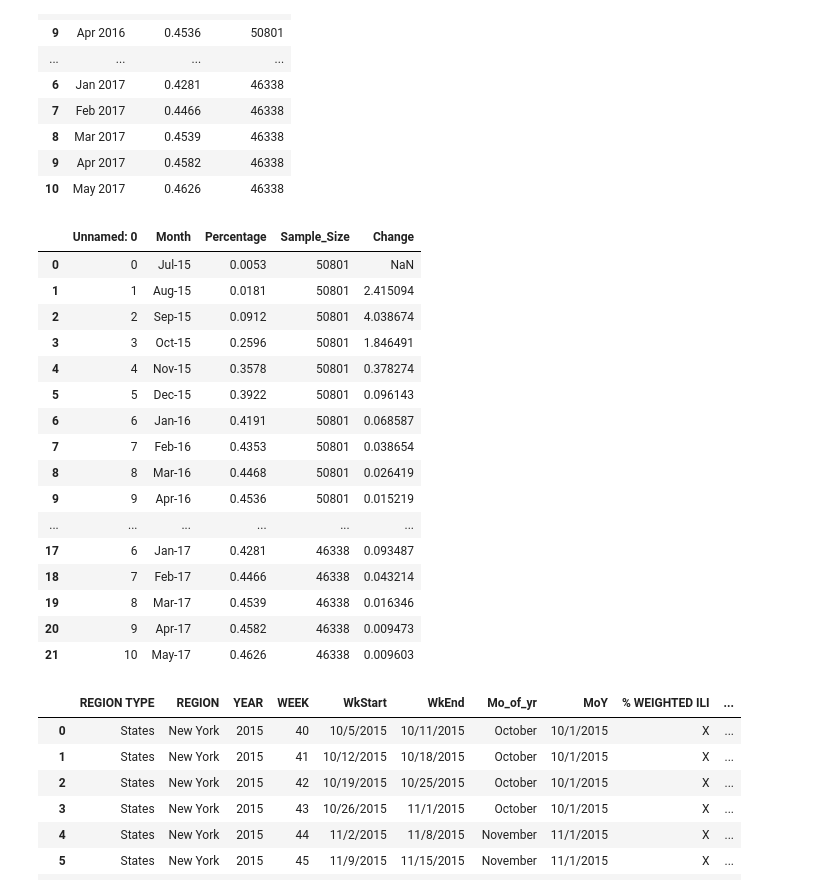
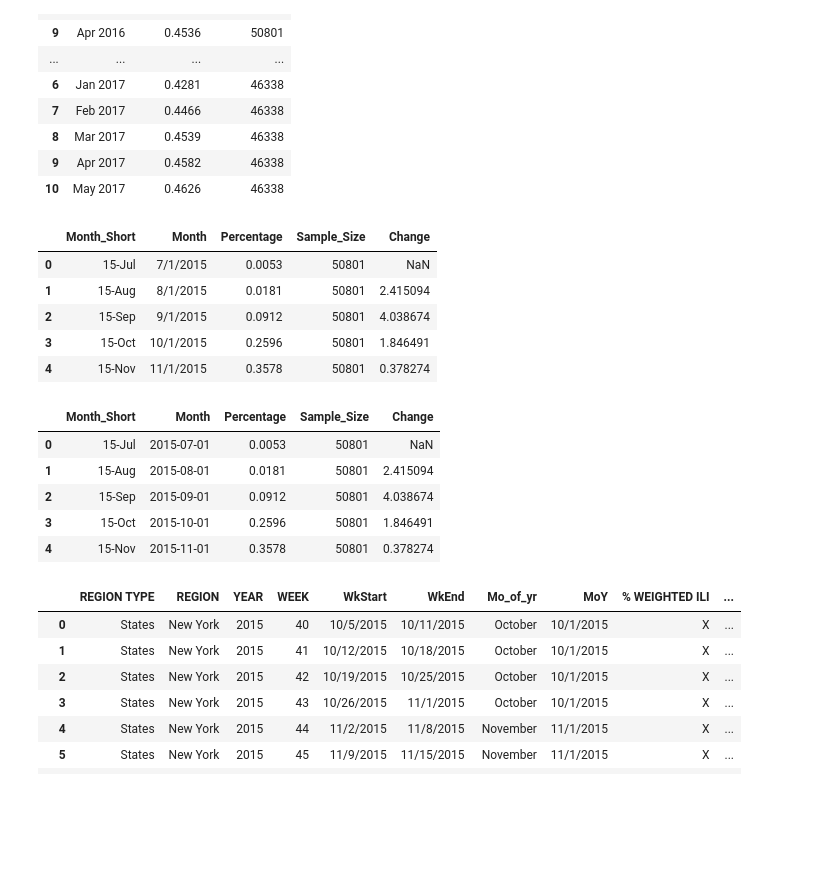
Before and after one commit to giolee88/FluTracker, a Jupyter notebook: Code/Vaccine.ipynb, the cells around one changed output. Cells and saved outputs as stored; diff of their text form; code cells hidden in the pictures; blank space fills up the shorter version.

```diff
--- a/Code/Vaccine.ipynb
+++ b/Code/Vaccine.ipynb
@@ -52,25 +52,24 @@ mergetotal['Change']=mergetotal.Percentage.pct_change()
 # %%
 flu_vacc_file4= "Data/NYVacc2015-17.csv"
 vacc15_17 = pd.read_csv(flu_vacc_file4)
-vacc15_17
+vacc15_17.head()
 # %% [output]
-|  | Unnamed: 0 | Month | Percentage | Sample_Size | Change |
-| 0 | 0 | Jul-15 | 0.0053 | 50801 | NaN |
-| 1 | 1 | Aug-15 | 0.0181 | 50801 | 2.415094 |
-| 2 | 2 | Sep-15 | 0.0912 | 50801 | 4.038674 |
-| 3 | 3 | Oct-15 | 0.2596 | 50801 | 1.846491 |
-| 4 | 4 | Nov-15 | 0.3578 | 50801 | 0.378274 |
-| 5 | 5 | Dec-15 | 0.3922 | 50801 | 0.096143 |
-| 6 | 6 | Jan-16 | 0.4191 | 50801 | 0.068587 |
-| 7 | 7 | Feb-16 | 0.4353 | 50801 | 0.038654 |
-| 8 | 8 | Mar-16 | 0.4468 | 50801 | 0.026419 |
-| 9 | 9 | Apr-16 | 0.4536 | 50801 | 0.015219 |
-| ... | ... | ... | ... | ... | ... |
-| 17 | 6 | Jan-17 | 0.4281 | 46338 | 0.093487 |
-| 18 | 7 | Feb-17 | 0.4466 | 46338 | 0.043214 |
-| 19 | 8 | Mar-17 | 0.4539 | 46338 | 0.016346 |
-| 20 | 9 | Apr-17 | 0.4582 | 46338 | 0.009473 |
-| 21 | 10 | May-17 | 0.4626 | 46338 | 0.009603 |
+|  | Month_Short | Month | Percentage | Sample_Size | Change |
+| 0 | 15-Jul | 7/1/2015 | 0.0053 | 50801 | NaN |
+| 1 | 15-Aug | 8/1/2015 | 0.0181 | 50801 | 2.415094 |
+| 2 | 15-Sep | 9/1/2015 | 0.0912 | 50801 | 4.038674 |
+| 3 | 15-Oct | 10/1/2015 | 0.2596 | 50801 | 1.846491 |
+| 4 | 15-Nov | 11/1/2015 | 0.3578 | 50801 | 0.378274 |
+# %%
+ vacc15_17['Month'] = pd.to_datetime(vacc15_17['Month'], format="%m/%d/%Y")
+vacc15_17.head()
+# %% [output]
+|  | Month_Short | Month | Percentage | Sample_Size | Change |
+| 0 | 15-Jul | 2015-07-01 | 0.0053 | 50801 | NaN |
+| 1 | 15-Aug | 2015-08-01 | 0.0181 | 50801 | 2.415094 |
+| 2 | 15-Sep | 2015-09-01 | 0.0912 | 50801 | 4.038674 |
+| 3 | 15-Oct | 2015-10-01 | 0.2596 | 50801 | 1.846491 |
+| 4 | 15-Nov | 2015-11-01 | 0.3578 | 50801 | 0.378274 |
 # %%
 flu_incid= "Data/ILINet_2015_2017.csv"
 fluout = pd.read_csv(flu_incid)
```
Also changed, not shown: parts of 9 cells of this notebook, 1 other file.
